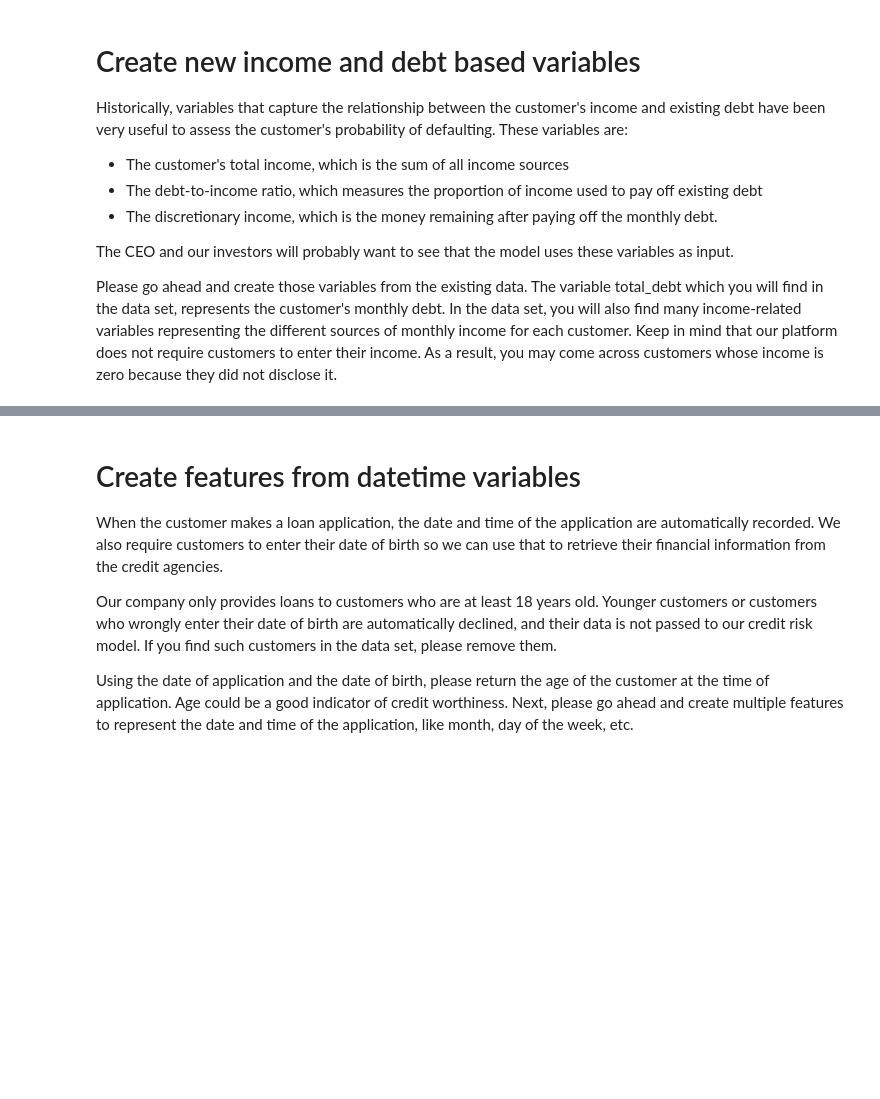
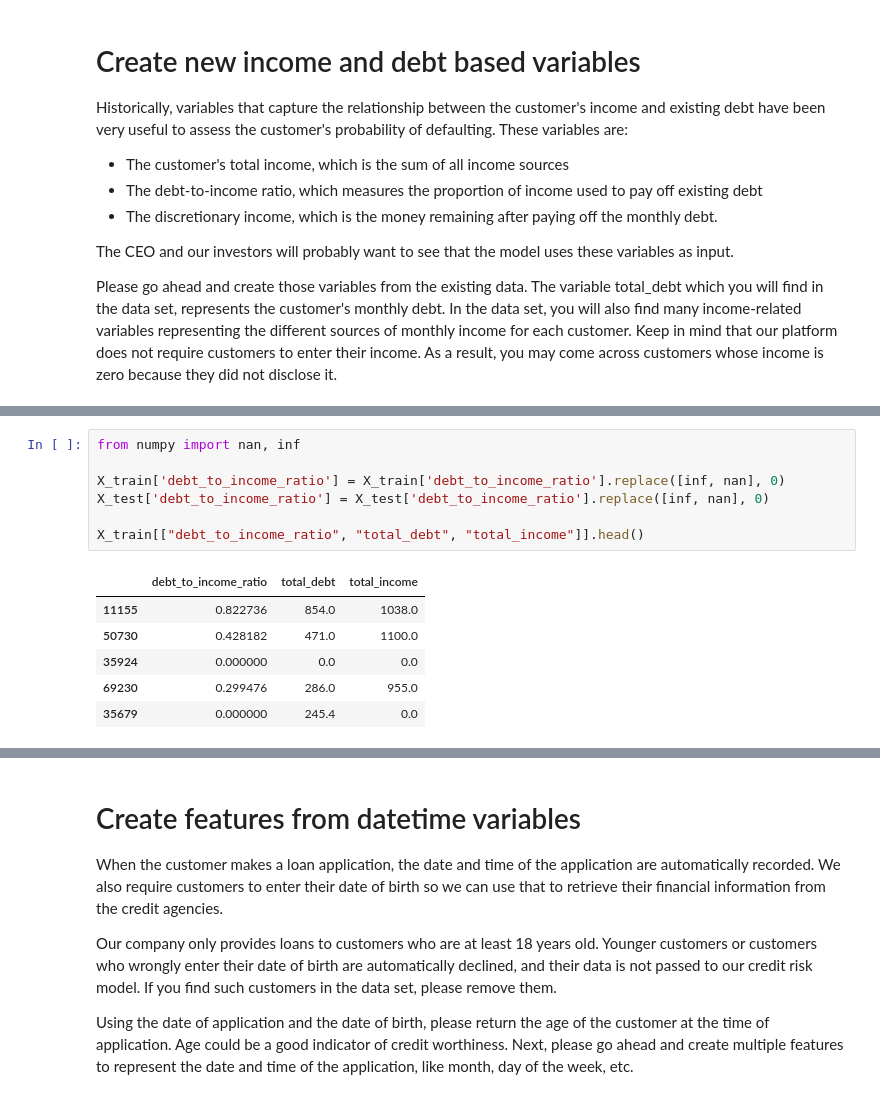
Before and after one commit to HimanshuAbburu/credit_risk_ml_pipeline, a Jupyter notebook: main.ipynb, the cells around one changed output, grey strips where cells are left out. Drawn from its saved outputs; the diff is of its cells as text; blank space fills up the shorter version.

```diff
--- a/main.ipynb
+++ b/main.ipynb
@@ -183,0 +227,14 @@ Please go ahead and create those variables from the existing data. The variable
+# %%
+from numpy import nan, inf
+
+X_train['debt_to_income_ratio'] = X_train['debt_to_income_ratio'].replace([inf, nan], 0)
+X_test['debt_to_income_ratio'] = X_test['debt_to_income_ratio'].replace([inf, nan], 0)
+
+X_train[["debt_to_income_ratio", "total_debt", "total_income"]].head()
+# %% [output]
+|  | debt_to_income_ratio | total_debt | total_income |
+| 11155 | 0.822736 | 854.0 | 1038.0 |
+| 50730 | 0.428182 | 471.0 | 1100.0 |
+| 35924 | 0.000000 | 0.0 | 0.0 |
+| 69230 | 0.299476 | 286.0 | 955.0 |
+| 35679 | 0.000000 | 245.4 | 0.0 |
```
Also changed, not shown: parts of 7 cells of this notebook.
